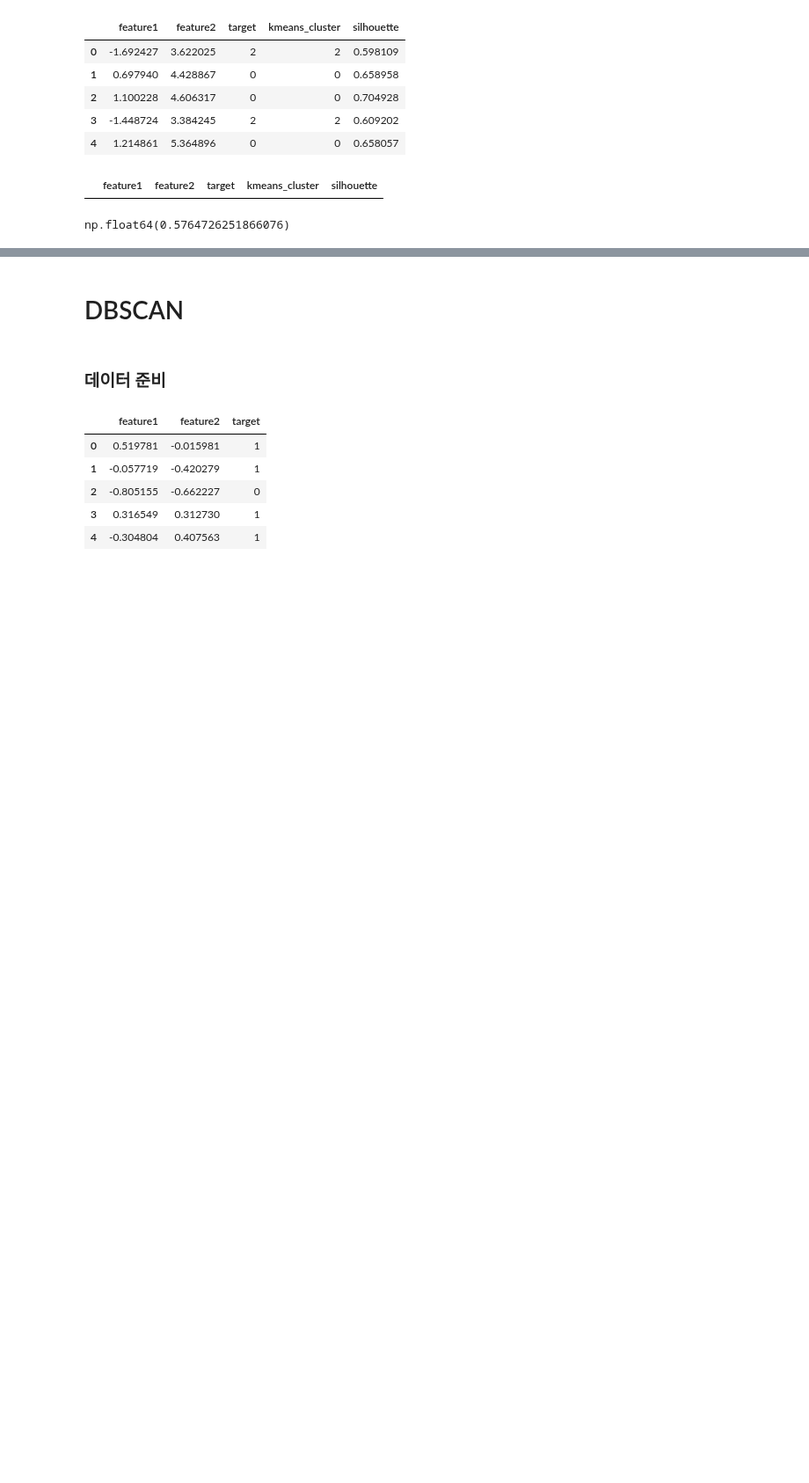
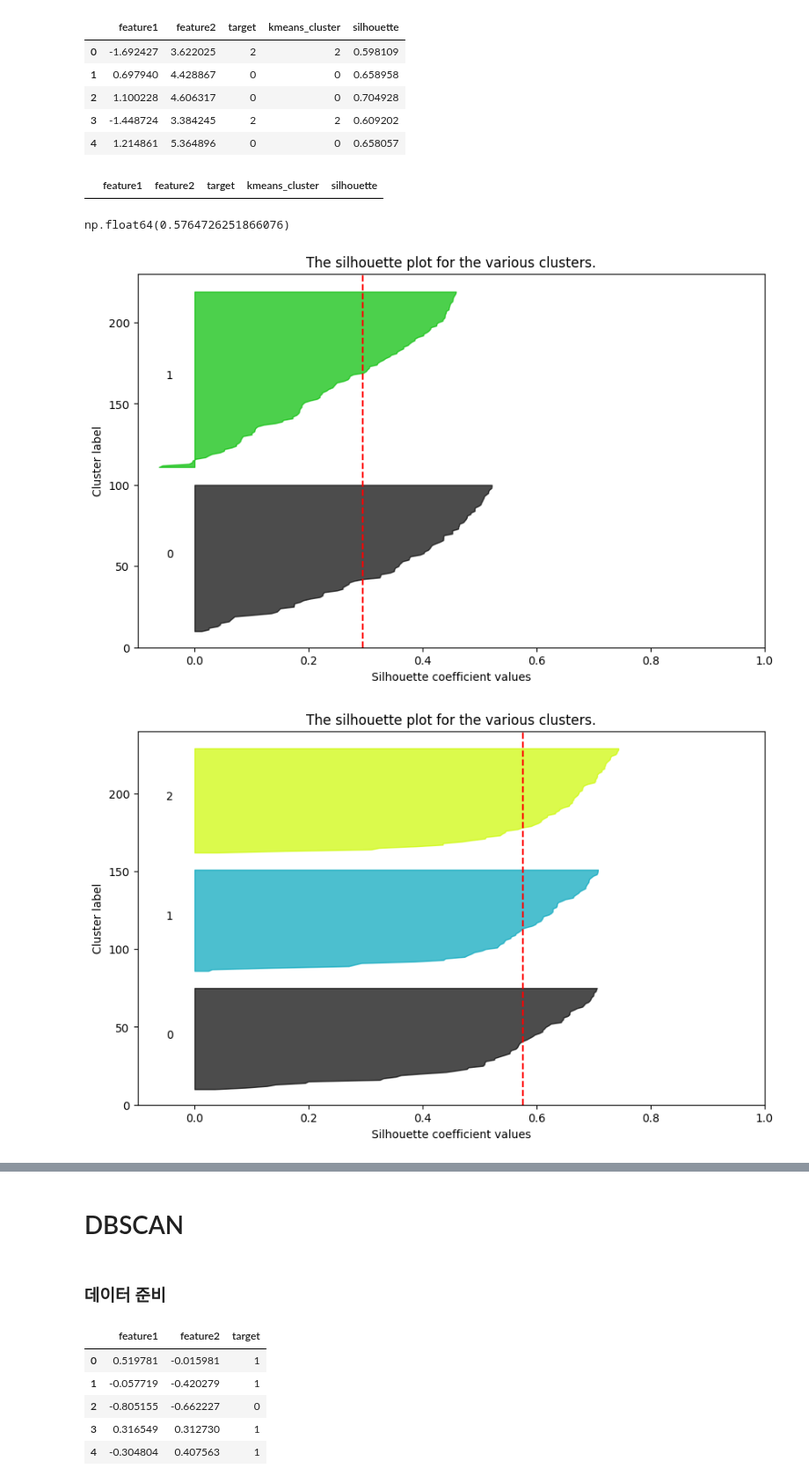
Before and after one commit to BrianK64/Microsoft_AI_School, a Jupyter notebook: Machine_Learning/clustering.ipynb.ipynb, the cells around one changed output, grey strips where cells are left out. Shown at 88% size. Drawn from its saved outputs; the diff is of its cells as text; code cells hidden in the pictures; blank space fills up the shorter version.

```diff
--- a/Machine_Learning/clustering.ipynb.ipynb
+++ b/Machine_Learning/clustering.ipynb.ipynb
@@ -153,0 +152,11 @@ np.float64(0.5764726251866076)
+# %%
+# 최적의 실루엣 찾기
+import silhouette_analysis as s
+i = 1
+for k in range(2, 7):
+    #plt.subplot(2, 3, i)
+    i += 1
+    s.silhouette_plot(features, k)
+# %% [output]
+[figure, added]
+[figure, added]
```
Also changed, not shown: parts of 5 cells of this notebook.
